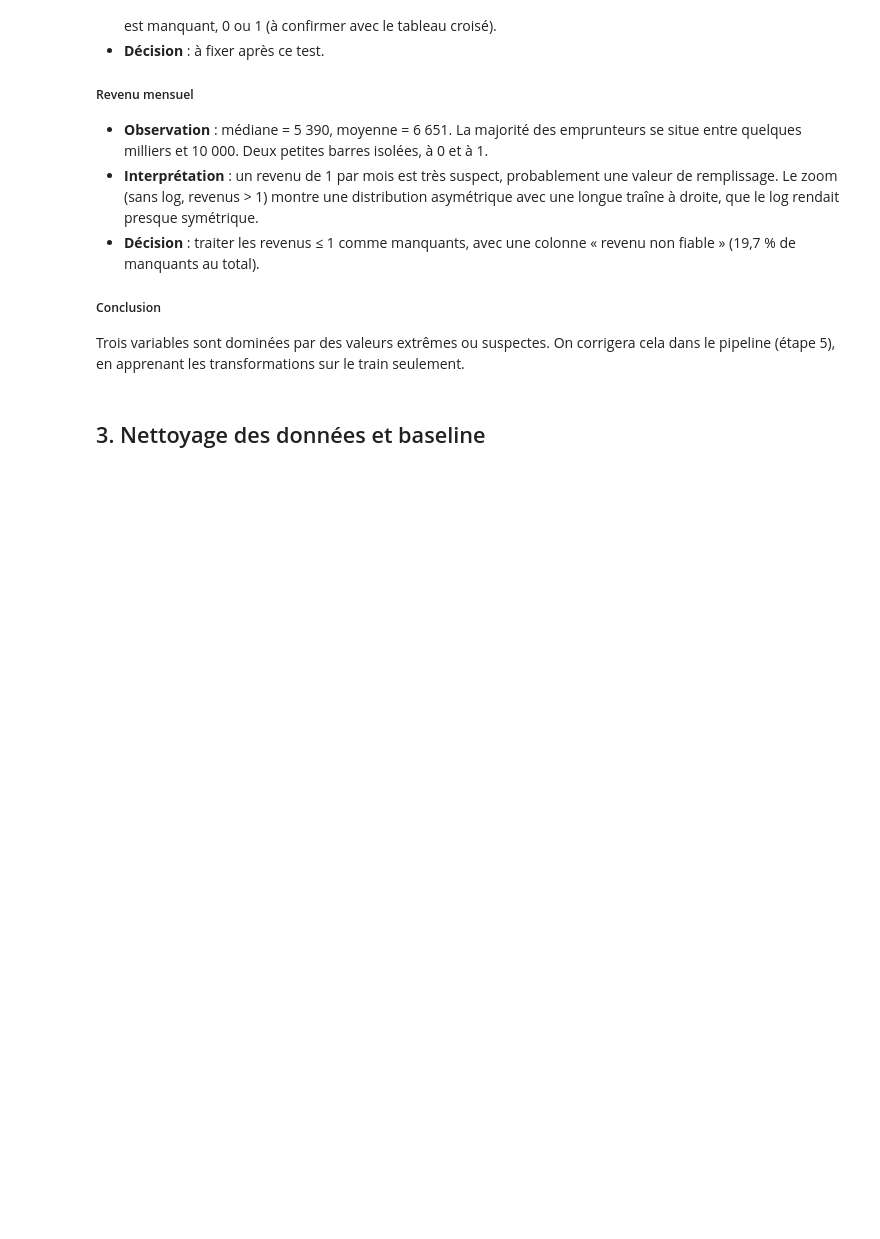
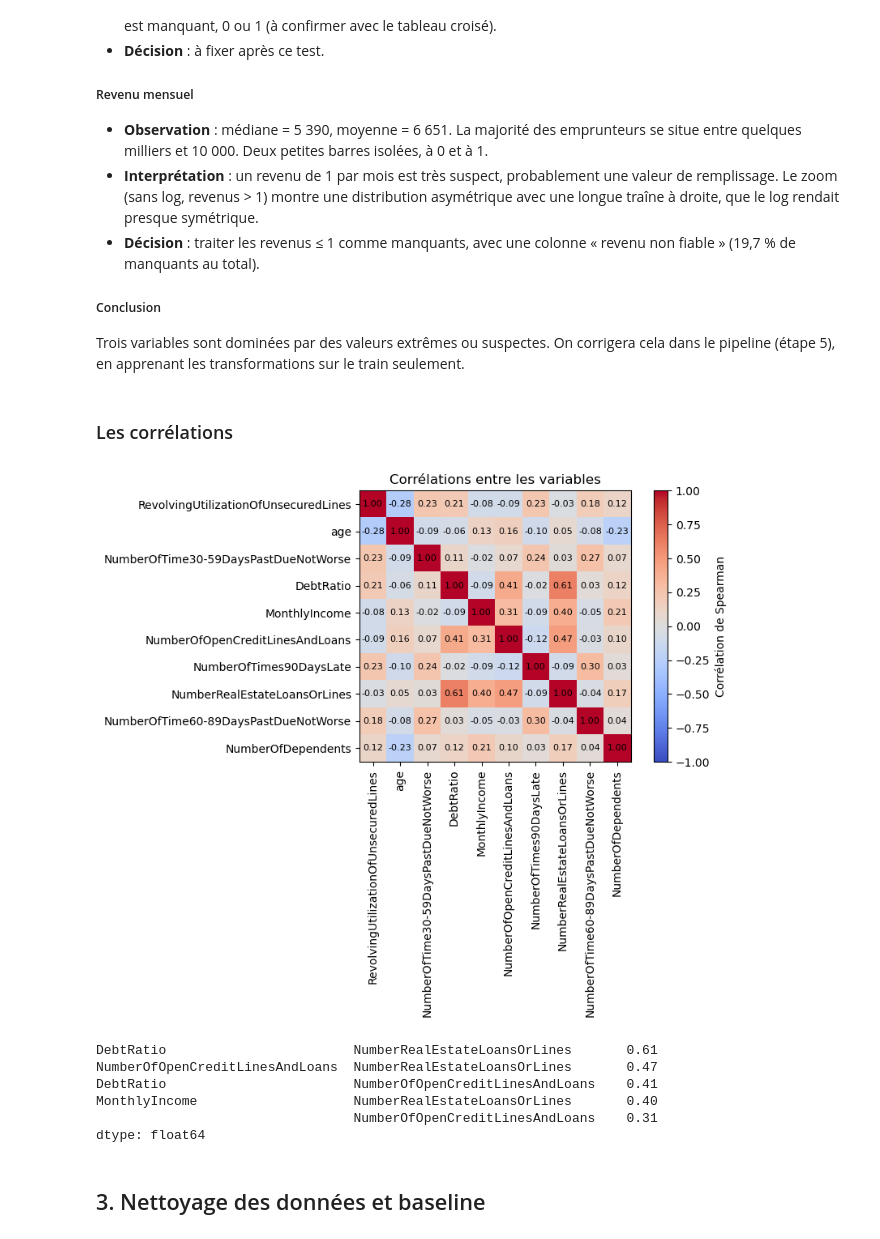
Before and after one commit to EkaterinaBabenko/ML_kaggle, a Jupyter notebook: credits/GiveMeSomeCredit/credits.ipynb, the cells around one changed output. Drawn from its saved outputs; the diff is of its cells as text; code cells hidden in the pictures; blank space fills up the shorter version.

```diff
--- a/credits/GiveMeSomeCredit/credits.ipynb
+++ b/credits/GiveMeSomeCredit/credits.ipynb
@@ -280,5 +333,45 @@ Les graduations affichent les vraies valeurs, et chaque pas correspond à une mu
 ##### Conclusion
 Trois variables sont dominées par des valeurs extrêmes ou suspectes. On corrigera cela dans le pipeline
 (étape 5), en apprenant les transformations sur le train seulement.
+# %% [markdown]
+### Les corrélations
+# %%
+correlations = X.corr(method="spearman")      # X = les variables, sans la cible (défini dans la cellule des modèles)
+
+
+fig, ax = plt.subplots(figsize=(9, 7))
+image = ax.imshow(correlations, cmap="coolwarm", vmin=-1, vmax=1)
+
+
+ax.set_xticks(range(len(correlations.columns)))
+ax.set_xticklabels(correlations.columns, rotation=90)
+ax.set_yticks(range(len(correlations.columns)))
+ax.set_yticklabels(correlations.columns)
+
+
+# On écrit la valeur de la corrélation dans chaque case
+for i in range(len(correlations)):
+   for j in range(len(correlations)):
+       ax.text(j, i, f"{correlations.iloc[i, j]:.2f}", ha="center", va="center", fontsize=8)
+
+
+fig.colorbar(image, label="Corrélation de Spearman")
+ax.set_title("Corrélations entre les variables")
+plt.tight_layout()
+plt.show()
+
+
+# Les 5 paires de variables les plus corrélées
+paires = correlations.where(np.triu(np.ones(correlations.shape, dtype=bool), k=1)).stack()
+paires = paires.reindex(paires.abs().sort_values(ascending=False).index)
+print(paires.head(5).round(2))
+# %% [output]
+[figure, added]
+DebtRatio                        NumberRealEstateLoansOrLines       0.61
+NumberOfOpenCreditLinesAndLoans  NumberRealEstateLoansOrLines       0.47
+DebtRatio                        NumberOfOpenCreditLinesAndLoans    0.41
+MonthlyIncome                    NumberRealEstateLoansOrLines       0.40
+                                 NumberOfOpenCreditLinesAndLoans    0.31
+dtype: float64
 # %% [markdown]
 ## 3. Nettoyage des données et baseline
```
Also changed, not shown: parts of 33 cells of this notebook, 2 other files.
